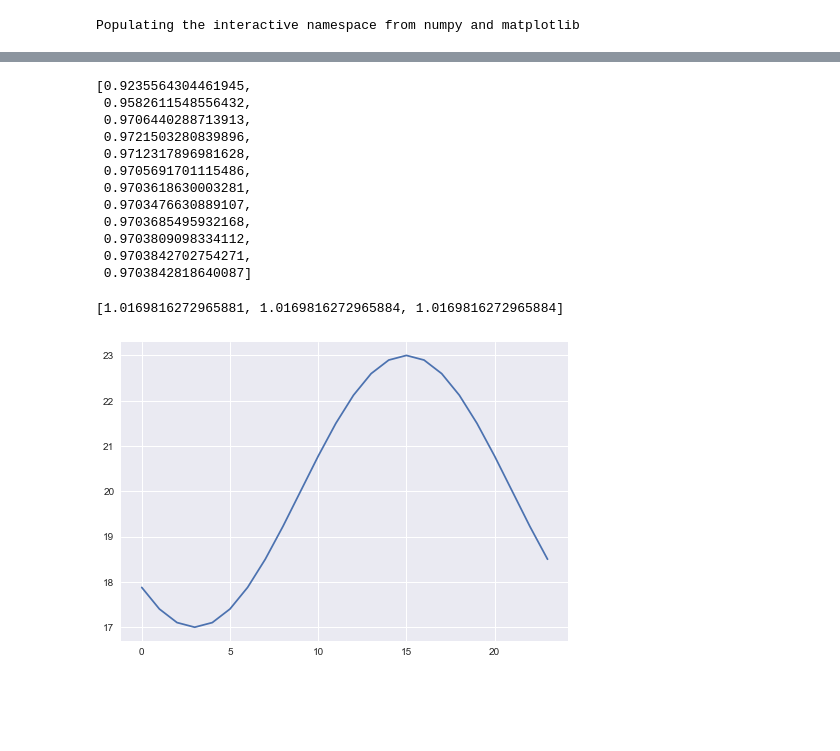
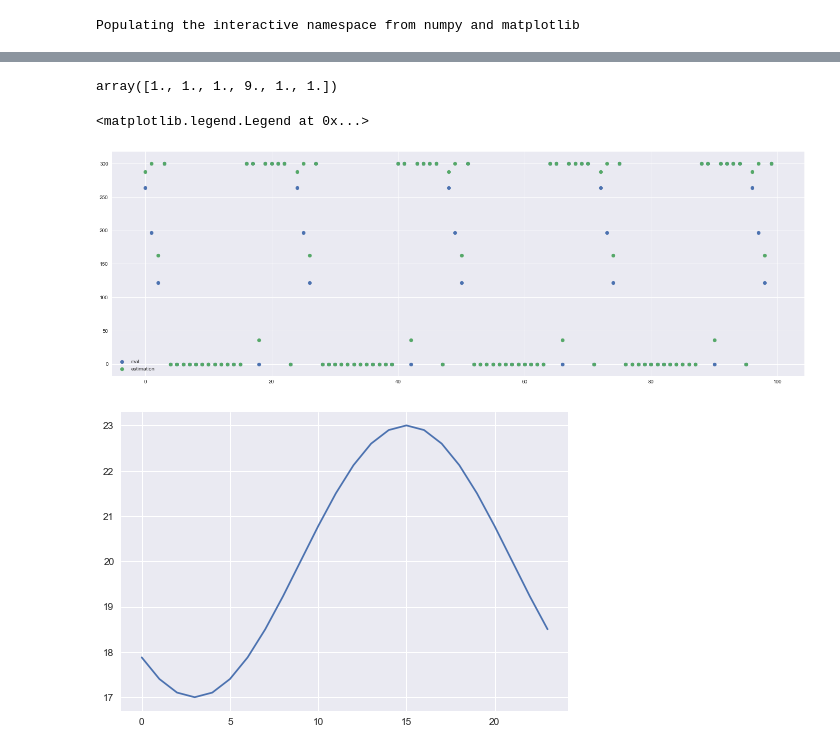
Before and after one commit to aksholokhov/bachelor_thesis, a Jupyter notebook: experiments/ThesisVersion.ipynb, the cells around one changed output, grey strips where cells are left out. Drawn from its saved outputs; the diff is of its cells as text; code cells hidden in the pictures; blank space fills up the shorter version.

```diff
--- a/experiments/ThesisVersion.ipynb
+++ b/experiments/ThesisVersion.ipynb
@@ -207,23 +184,15 @@ array([[0., 0., 0., 0., 0., 0.]])
-# %%
-control = controls[3]
-[q.T.dot(np.linalg.matrix_power(control, i).dot(pi)) for i in range(1, tau+10)]
-# %% [output]
-[0.9235564304461945,
- 0.9582611548556432,
- 0.9706440288713913,
- 0.9721503280839896,
- 0.9712317896981628,
- 0.9705691701115486,
- 0.9703618630003281,
- 0.9703476630889107,
- 0.9703685495932168,
- 0.9703809098334112,
- 0.9703842702754271,
- 0.9703842818640087]
-# %%
-[q.T.dot(np.linalg.matrix_power(control, i).dot(pi)) for i in range(1, tau+1)]
-# %% [output]
-[1.0169816272965881, 1.0169816272965884, 1.0169816272965884]
+# %%
+arm_pulls[:, 8]
+# %% [output]
+array([1., 1., 1., 9., 1., 1.])
+# %%
+figure(figsize=(24, 8))
+scatter(range(len(possibly_accepted[-100:])), ensemble.log["accepted"][-100:], label="real")
+scatter(range(len(possibly_accepted[-100:])), possibly_accepted[-100:], label="estimation")
+legend()
+# %% [output]
+<matplotlib.legend.Legend at 0x...>
+[figure, added]
 # %%
 plot([environment_temp(t) for t in range(24)])
 show()
```
Also changed, not shown: parts of 30 cells of this notebook, 1 other file.
